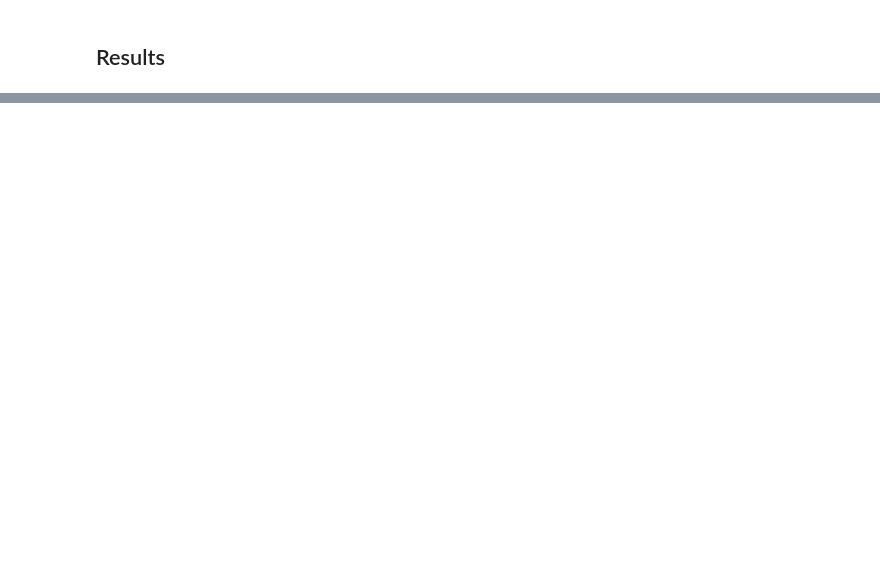
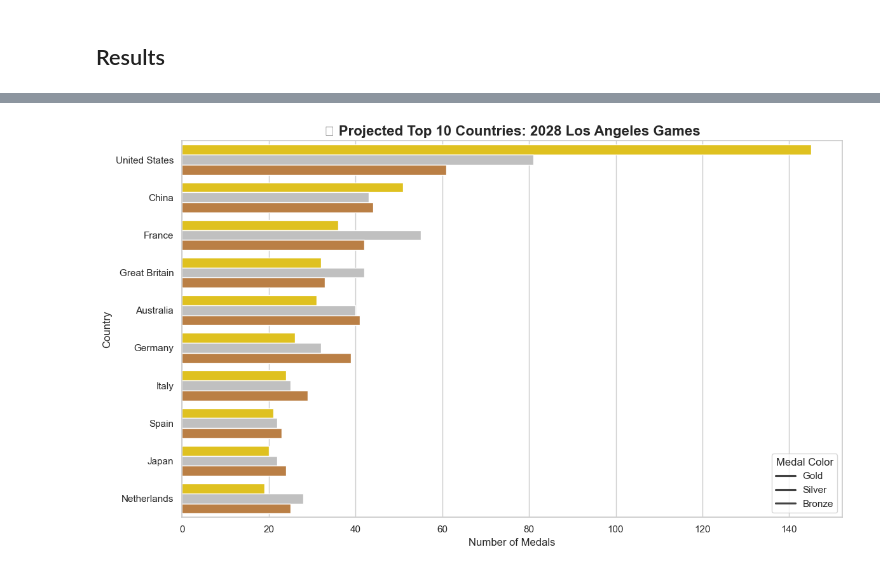
Before and after one commit to Corban-Freese/COMAP-MATH-4998, a Jupyter notebook: comap.ipynb, the cells around one changed output, grey strips where cells are left out. Drawn from its saved outputs; the diff is of its cells as text; code cells hidden in the pictures; blank space fills up the shorter version.

```diff
--- a/comap.ipynb
+++ b/comap.ipynb
@@ -1528,0 +1566,24 @@ print(country_leaderboard[['Team', 'Predicted_Gold', 'Predicted_Silver', 'Predic
+# %%
+# Prepare the data for the Top 10
+top_10_countries = country_leaderboard.head(10).copy()
+
+# Melt the data so Seaborn can easily distinguish medal types
+plot_df = top_10_countries.melt(id_vars='Team',
+                                value_vars=['Predicted_Gold', 'Predicted_Silver', 'Predicted_Bronze'],
+                                var_name='Medal_Type', value_name='Count')
+
+plt.figure(figsize=(12, 7))
+sns.set_style("whitegrid")
+
+# Create a grouped bar chart
+ax = sns.barplot(data=plot_df, x='Count', y='Team', hue='Medal_Type',
+                 palette={'Predicted_Gold': '#FFD700', 'Predicted_Silver': '#C0C0C0', 'Predicted_Bronze': '#CD7F32'})
+
+plt.title('🏆 Projected Top 10 Countries: 2028 Los Angeles Games', fontsize=16, fontweight='bold')
+plt.xlabel('Number of Medals', fontsize=12)
+plt.ylabel('Country', fontsize=12)
+plt.legend(title='Medal Color', labels=['Gold', 'Silver', 'Bronze'])
+plt.tight_layout()
+plt.show()
+# %% [output]
+[figure, added]
```
Also changed, not shown: parts of 6 cells of this notebook.
